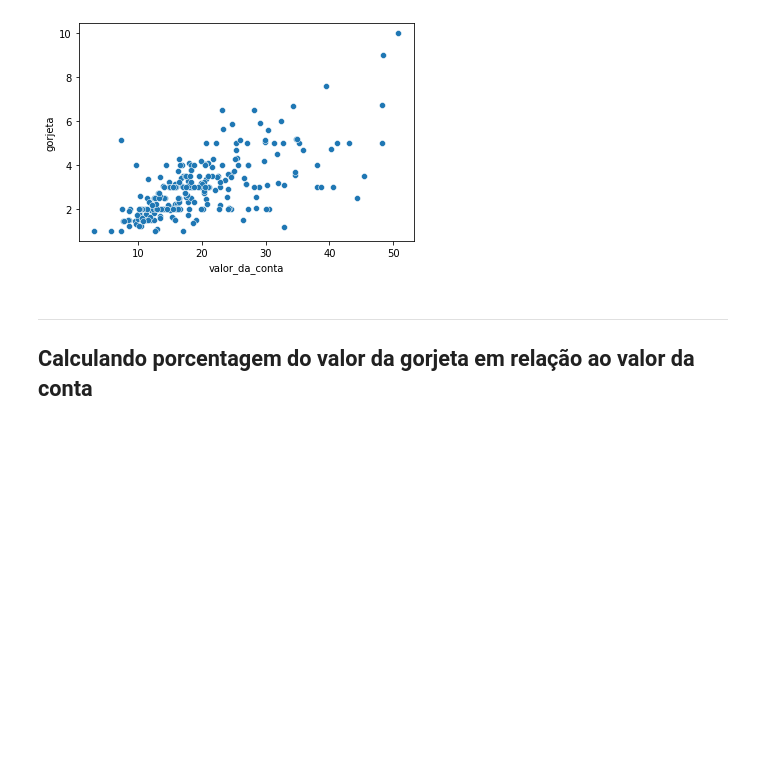
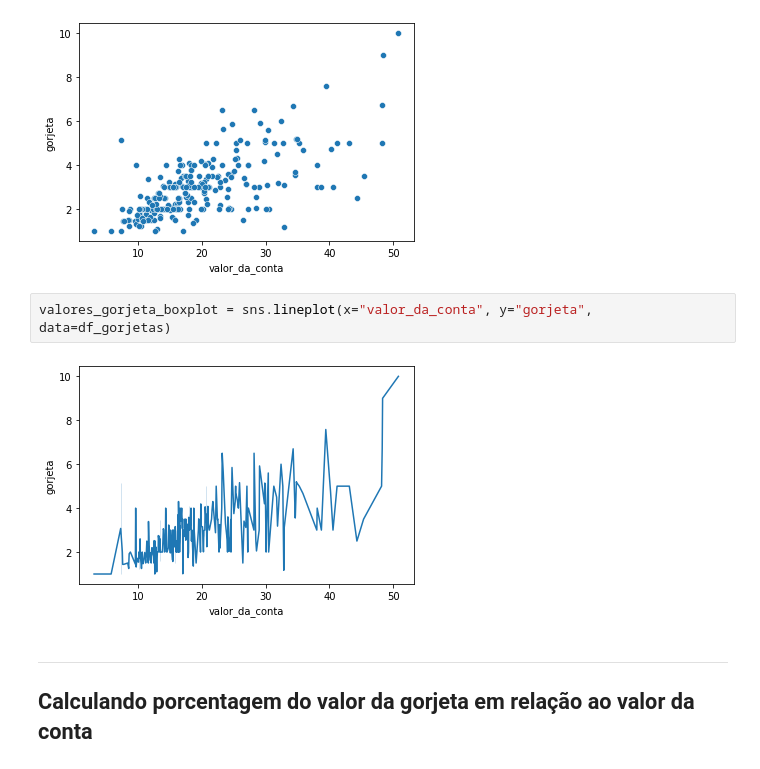
Before and after one commit to wagnergbriel/analise-de-dados, a Jupyter notebook: analise_gorjeta.ipynb, the cells around one changed output. Drawn from its saved outputs; the diff is of its cells as text; blank space fills up the shorter version.

```diff
--- a/analise_gorjeta.ipynb
+++ b/analise_gorjeta.ipynb
@@ -151,6 +163,10 @@ memory usage: 11.6+ KB
 valores_gorjeta = sns.scatterplot(x="valor_da_conta", y="gorjeta", data=df_gorjetas)
 # %% [output]
 [figure]
+# %%
+valores_gorjeta_boxplot = sns.lineplot(x="valor_da_conta", y="gorjeta", data=df_gorjetas)
+# %% [output]
+[figure, added]
 # %% [markdown]
 ---
 ## Calculando porcentagem do valor da gorjeta em relação ao valor da conta
```
Also changed, not shown: parts of 10 cells of this notebook.
